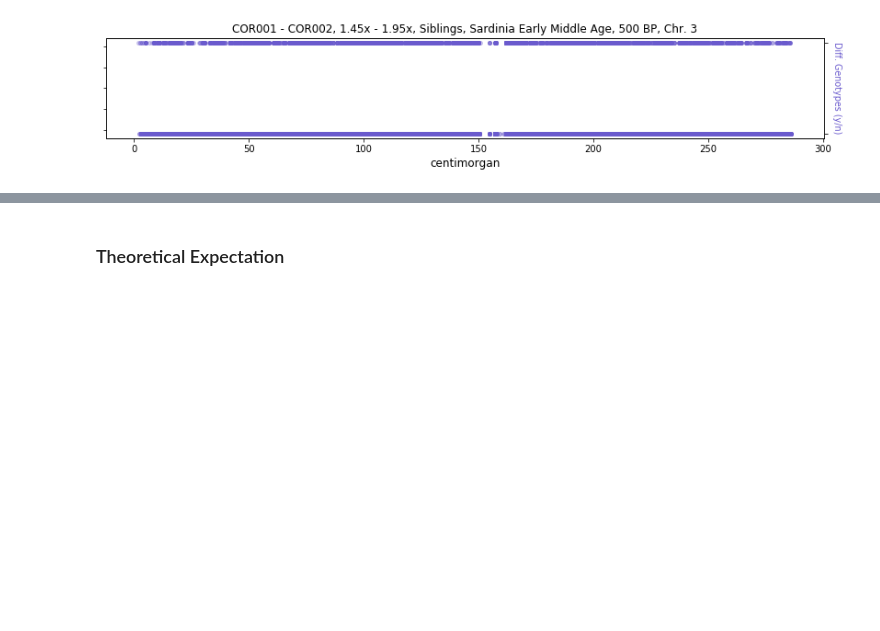
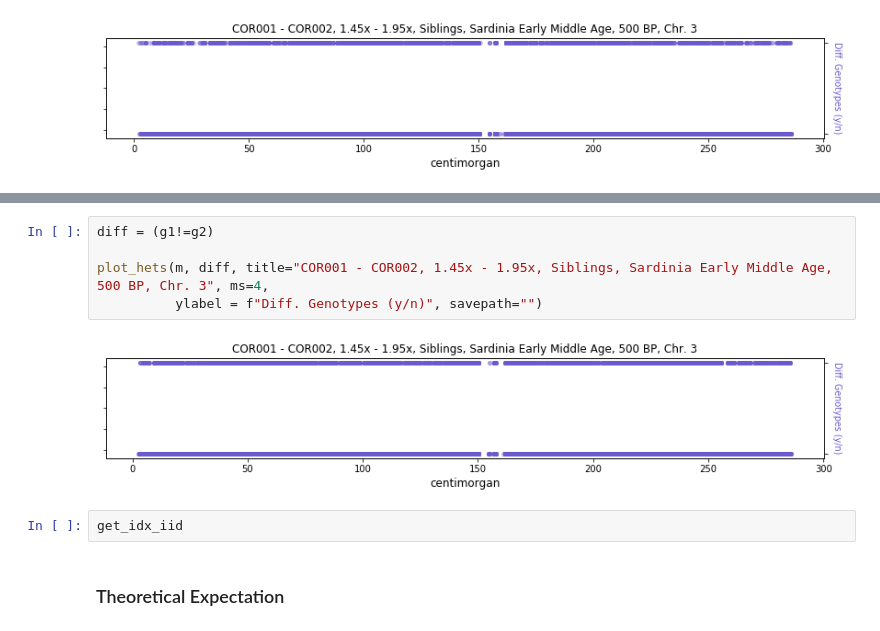
Before and after one commit to hringbauer/ancIBD, a Jupyter notebook: notebook/explore_analysis/plot_opp_homos.ipynb, the cells around one changed output, grey strips where cells are left out. Saved outputs shown, nothing was run; the diff lists cells and outputs as text; blank space fills up the shorter version.

```diff
--- a/notebook/explore_analysis/plot_opp_homos.ipynb
+++ b/notebook/explore_analysis/plot_opp_homos.ipynb
@@ -256,3 +281,12 @@ plot_hets(m, diff, title="COR001 - COR002, 1.45x - 1.95x, Siblings, Sardinia Ear
+# %%
+diff = (g1!=g2)
+
+plot_hets(m, diff, title="COR001 - COR002, 1.45x - 1.95x, Siblings, Sardinia Early Middle Age, 500 BP, Chr. 3", ms=4,
+          ylabel = f"Diff. Genotypes (y/n)", savepath="")
+# %% [output]
+[figure, added]
+# %%
+get_idx_iid
 # %% [markdown]
 ### Theoretical Expectation
 # %%
```
Also changed, not shown: parts of 4 cells of this notebook, 10 other files.
